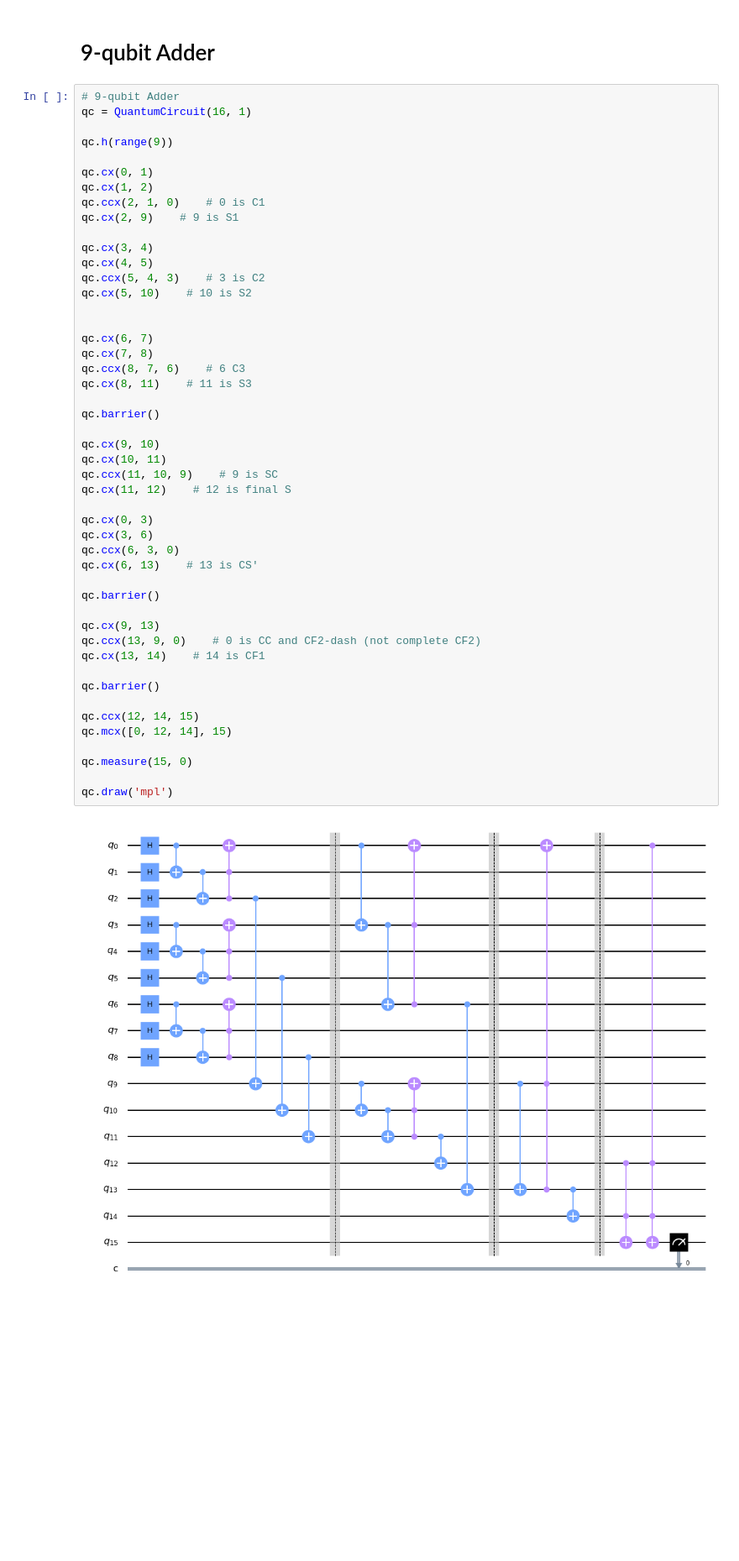
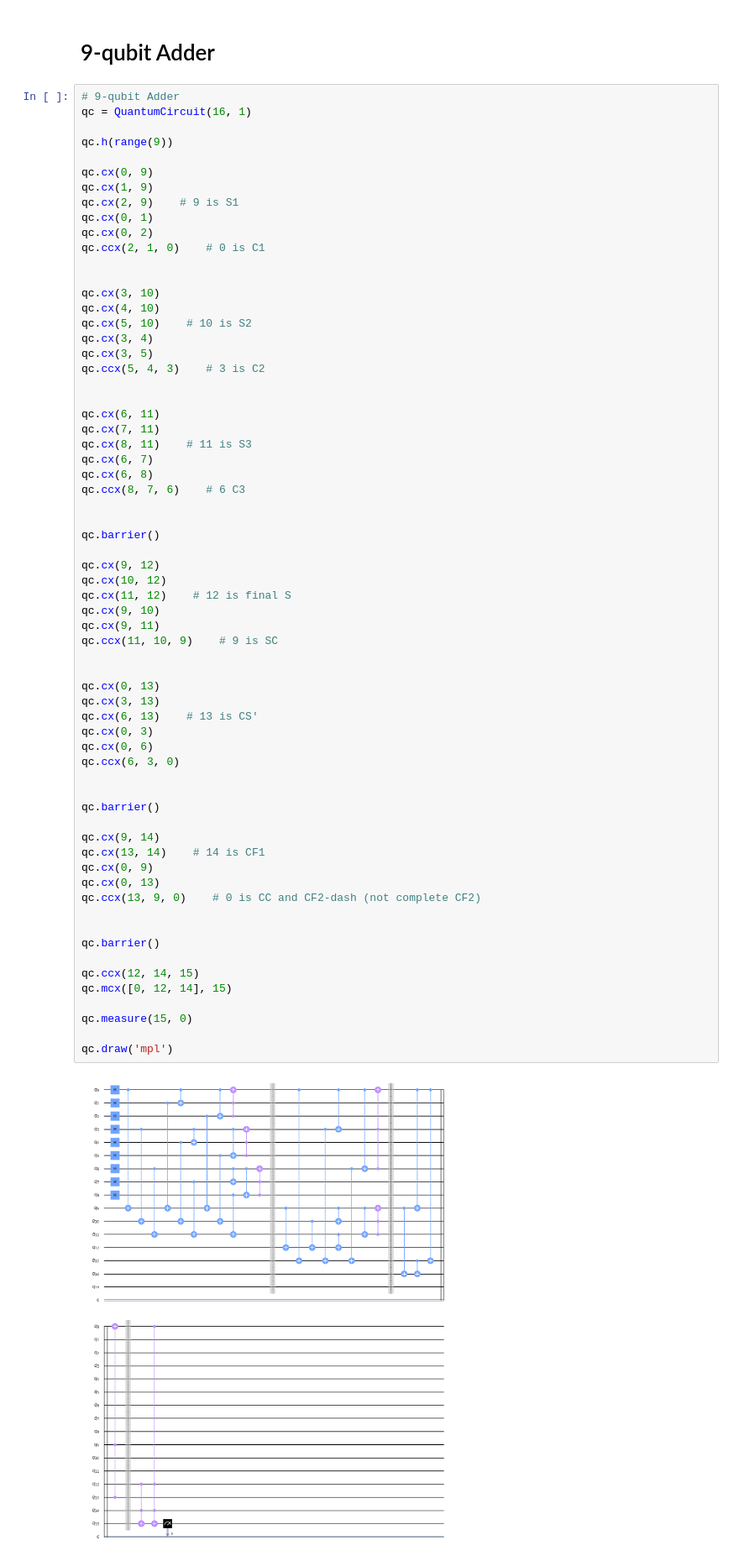
Before and after one commit to SaashaJoshi/quantum-computing, a Jupyter notebook: qiskit-ibm/IBM-Quantum-Challenge-2020/Week-2b-qRAM.ipynb, the cells around one changed output. Shown at 84% size. Saved outputs shown, nothing was run; the diff lists cells and outputs as text; blank space fills up the shorter version.

```diff
--- a/qiskit-ibm/IBM-Quantum-Challenge-2020/Week-2b-qRAM.ipynb
+++ b/qiskit-ibm/IBM-Quantum-Challenge-2020/Week-2b-qRAM.ipynb
@@ -307,50 +335,67 @@ qc = QuantumCircuit(16, 1)
 
 qc.h(range(9))
 
+qc.cx(0, 9)
+qc.cx(1, 9)
+qc.cx(2, 9)    # 9 is S1
 qc.cx(0, 1)
-qc.cx(1, 2)
+qc.cx(0, 2)
 qc.ccx(2, 1, 0)    # 0 is C1
-qc.cx(2, 9)    # 9 is S1
-
-qc.cx(3, 4)
-qc.cx(4, 5)
-qc.ccx(5, 4, 3)    # 3 is C2
-qc.cx(5, 10)    # 10 is S2
 
 
+qc.cx(3, 10)
+qc.cx(4, 10)
+qc.cx(5, 10)    # 10 is S2
+qc.cx(3, 4)
+qc.cx(3, 5)
+qc.ccx(5, 4, 3)    # 3 is C2
+
+
+qc.cx(6, 11)
+qc.cx(7, 11)
+qc.cx(8, 11)    # 11 is S3
 qc.cx(6, 7)
-qc.cx(7, 8)
+qc.cx(6, 8)
 qc.ccx(8, 7, 6)    # 6 C3
-qc.cx(8, 11)    # 11 is S3
+
 
 qc.barrier()
 
+qc.cx(9, 12)
+qc.cx(10, 12)
+qc.cx(11, 12)    # 12 is final S
 qc.cx(9, 10)
-qc.cx(10, 11)
+qc.cx(9, 11)
 qc.ccx(11, 10, 9)    # 9 is SC
-qc.cx(11, 12)    # 12 is final S
 
+
+qc.cx(0, 13)
+qc.cx(3, 13)
+qc.cx(6, 13)    # 13 is CS'
 qc.cx(0, 3)
-qc.cx(3, 6)
+qc.cx(0, 6)
 qc.ccx(6, 3, 0)
-qc.cx(6, 13)    # 13 is CS'
+
 
 qc.barrier()
 
-qc.cx(9, 13)
+qc.cx(9, 14)
+qc.cx(13, 14)    # 14 is CF1
+qc.cx(0, 9)
+qc.cx(0, 13)
 qc.ccx(13, 9, 0)    # 0 is CC and CF2-dash (not complete CF2)
-qc.cx(13, 14)    # 14 is CF1
+
 
 qc.barrier()
 
 qc.ccx(12, 14, 15)
 qc.mcx([0, 12, 14], 15)
 
 qc.measure(15, 0)
 
 qc.draw('mpl')
 # %% [output]
-[figure, old version]
+[figure, new version]
 # %%
 backend = Aer.get_backend('qasm_simulator')
 results = execute(qc, backend, shots = 1024).result()
```
Also changed, not shown: parts of 4 cells of this notebook, 1 other file.
